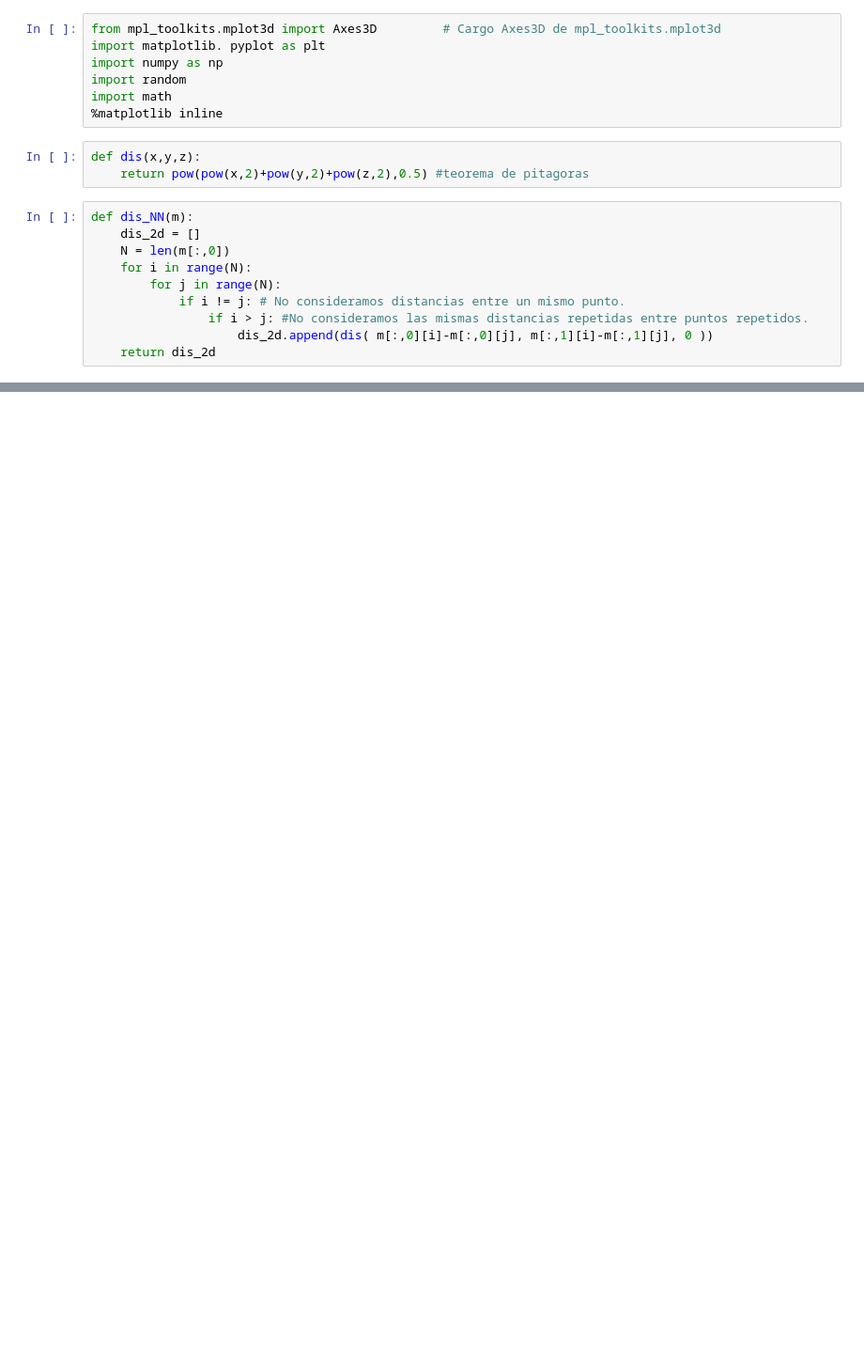
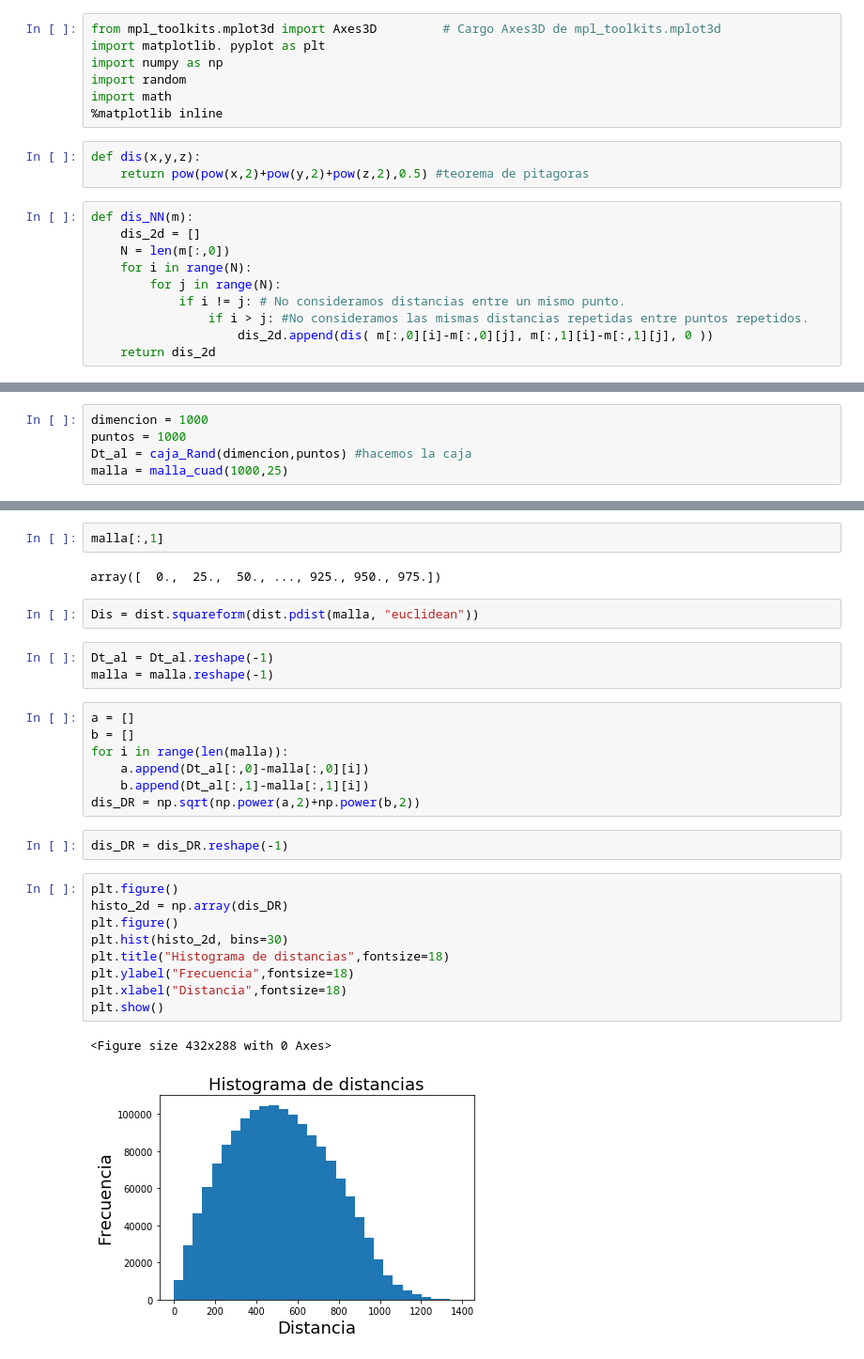
Before and after one commit to CosmoStats/cosmostats2018-Oscar2401, a Jupyter notebook: 2daParte/Ejercicio2/Untitled.ipynb, the cells around one changed output, grey strips where cells are left out. Shown: that part at 94% size. Cells and saved outputs as stored; diff of their text form; blank space fills up the shorter version.

```diff
--- a/2daParte/Ejercicio2/Untitled.ipynb
+++ b/2daParte/Ejercicio2/Untitled.ipynb
@@ -41,0 +63,5 @@ def Histo_dist (Dist,bins_0):
+# %%
+dimencion = 1000
+puntos = 1000
+Dt_al = caja_Rand(dimencion,puntos) #hacemos la caja
+malla = malla_cuad(1000,25)
@@ -41,0 +90,30 @@ def Histo_dist (Dist,bins_0):
+# %%
+malla[:,1]
+# %% [output]
+array([  0.,  25.,  50., ..., 925., 950., 975.])
+# %%
+Dis = dist.squareform(dist.pdist(malla, "euclidean"))
+# %%
+Dt_al = Dt_al.reshape(-1)
+malla = malla.reshape(-1)
+# %%
+a = []
+b = []
+for i in range(len(malla)):
+    a.append(Dt_al[:,0]-malla[:,0][i])
+    b.append(Dt_al[:,1]-malla[:,1][i])
+dis_DR = np.sqrt(np.power(a,2)+np.power(b,2))
+# %%
+dis_DR = dis_DR.reshape(-1)
+# %%
+plt.figure()
+histo_2d = np.array(dis_DR)
+plt.figure()
+plt.hist(histo_2d, bins=30)
+plt.title("Histograma de distancias",fontsize=18)
+plt.ylabel("Frecuencia",fontsize=18)
+plt.xlabel("Distancia",fontsize=18)
+plt.show()
+# %% [output]
+<Figure size 432x288 with 0 Axes>
+[figure, added]
```
Also changed, not shown: parts of 5 cells of this notebook, 5 other files.
